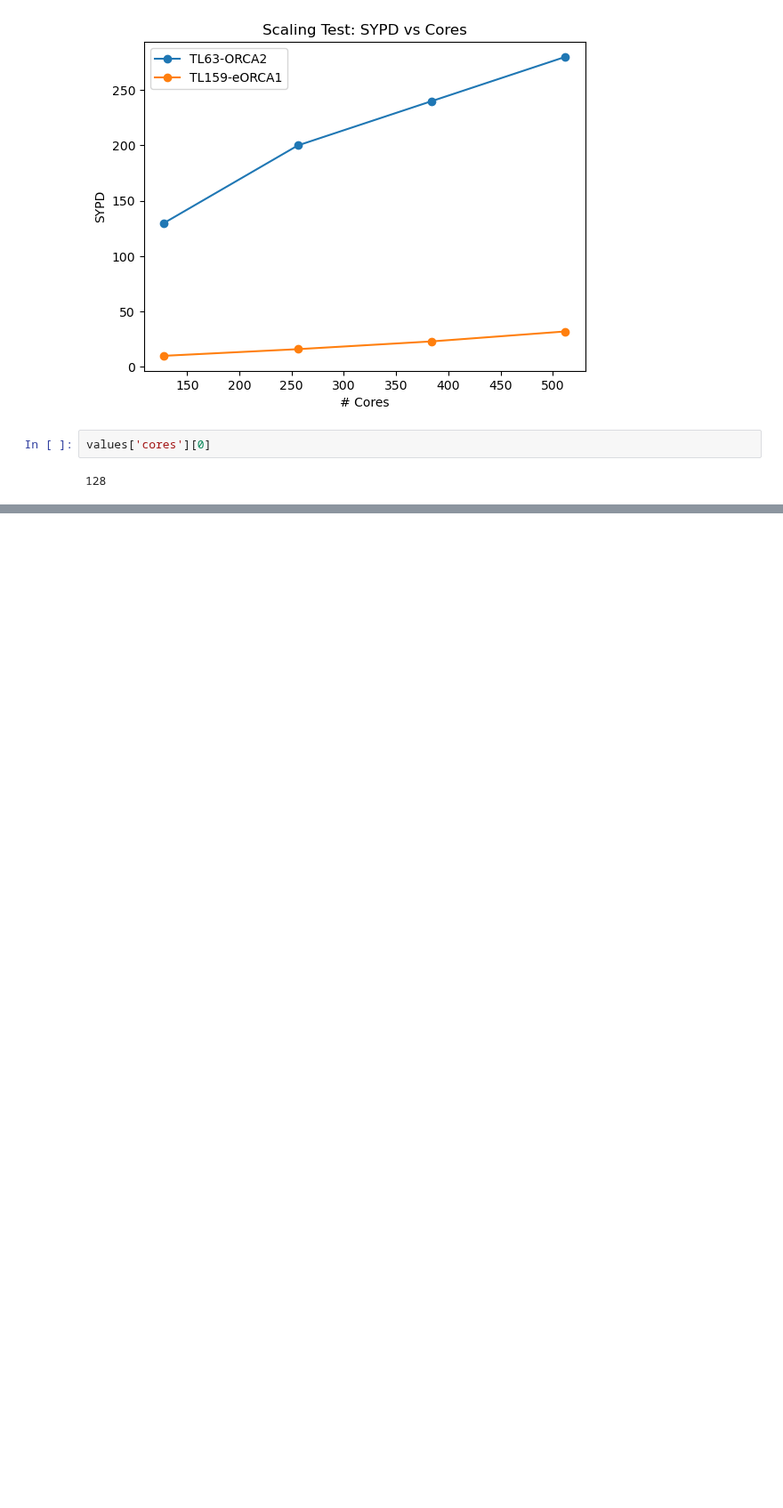
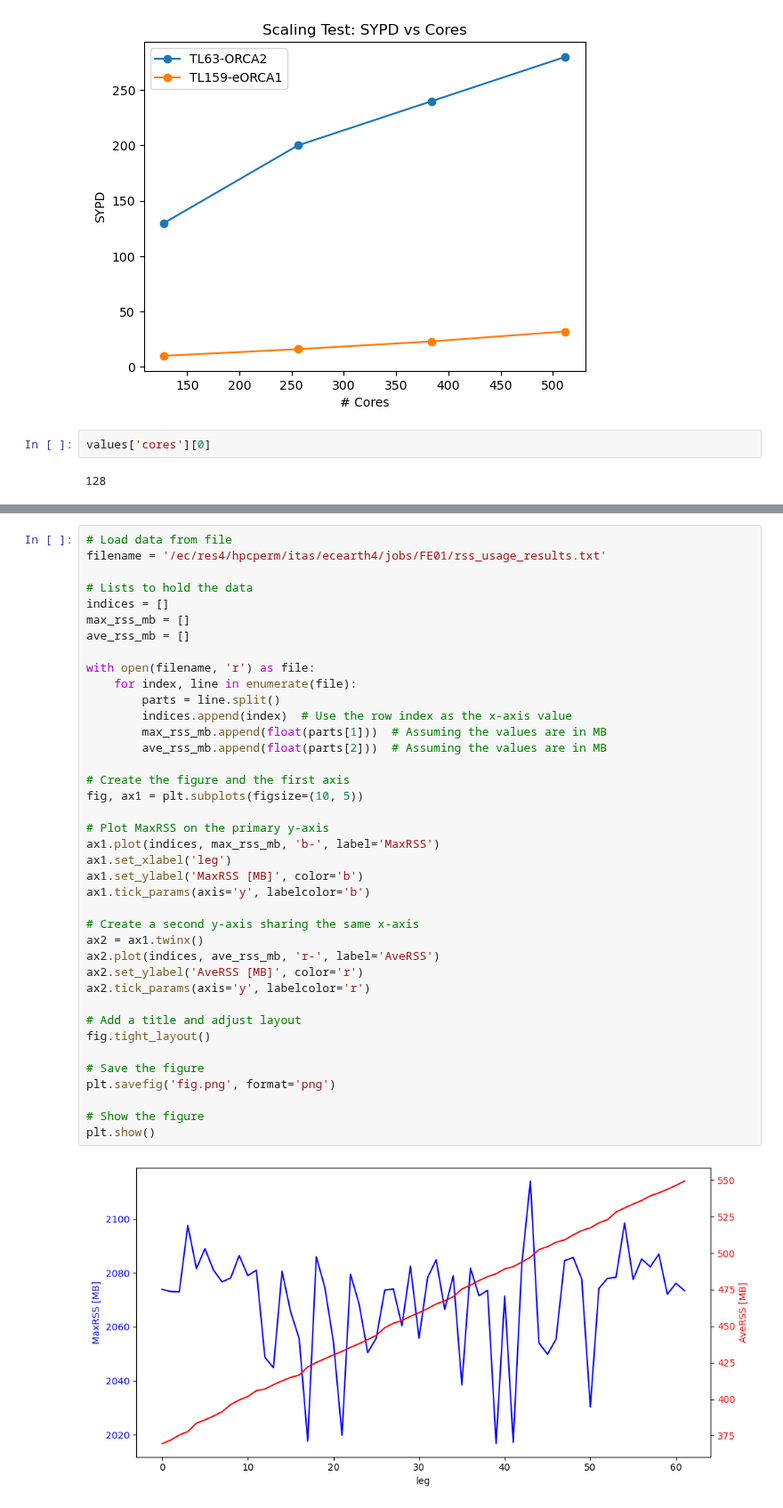
Before and after one commit to asozza/stece, a Jupyter notebook: lobster/test_scaling.ipynb, the cells around one changed output, grey strips where cells are left out. Shown at 89% size. Saved outputs shown, nothing was run; the diff lists cells and outputs as text; blank space fills up the shorter version.

```diff
--- a/lobster/test_scaling.ipynb
+++ b/lobster/test_scaling.ipynb
@@ -52,0 +51,41 @@ plt.savefig('scaling.png')
+# %%
+# Load data from file
+filename = '/ec/res4/hpcperm/itas/ecearth4/jobs/FE01/rss_usage_results.txt'
+
+# Lists to hold the data
+indices = []
+max_rss_mb = []
+ave_rss_mb = []
+
+with open(filename, 'r') as file:
+    for index, line in enumerate(file):
+        parts = line.split()
+        indices.append(index)  # Use the row index as the x-axis value
+        max_rss_mb.append(float(parts[1]))  # Assuming the values are in MB
+        ave_rss_mb.append(float(parts[2]))  # Assuming the values are in MB
+
+# Create the figure and the first axis
+fig, ax1 = plt.subplots(figsize=(10, 5))
+
+# Plot MaxRSS on the primary y-axis
+ax1.plot(indices, max_rss_mb, 'b-', label='MaxRSS')
+ax1.set_xlabel('leg')
+ax1.set_ylabel('MaxRSS [MB]', color='b')
+ax1.tick_params(axis='y', labelcolor='b')
+
+# Create a second y-axis sharing the same x-axis
+ax2 = ax1.twinx()
+ax2.plot(indices, ave_rss_mb, 'r-', label='AveRSS')
+ax2.set_ylabel('AveRSS [MB]', color='r')
+ax2.tick_params(axis='y', labelcolor='r')
+
+# Add a title and adjust layout
+fig.tight_layout()
+
+# Save the figure
+plt.savefig('fig.png', format='png')
+
+# Show the figure
+plt.show()
+# %% [output]
+[figure, added]
```
Also changed, not shown: parts of 1 cell of this notebook, 4 other files.
